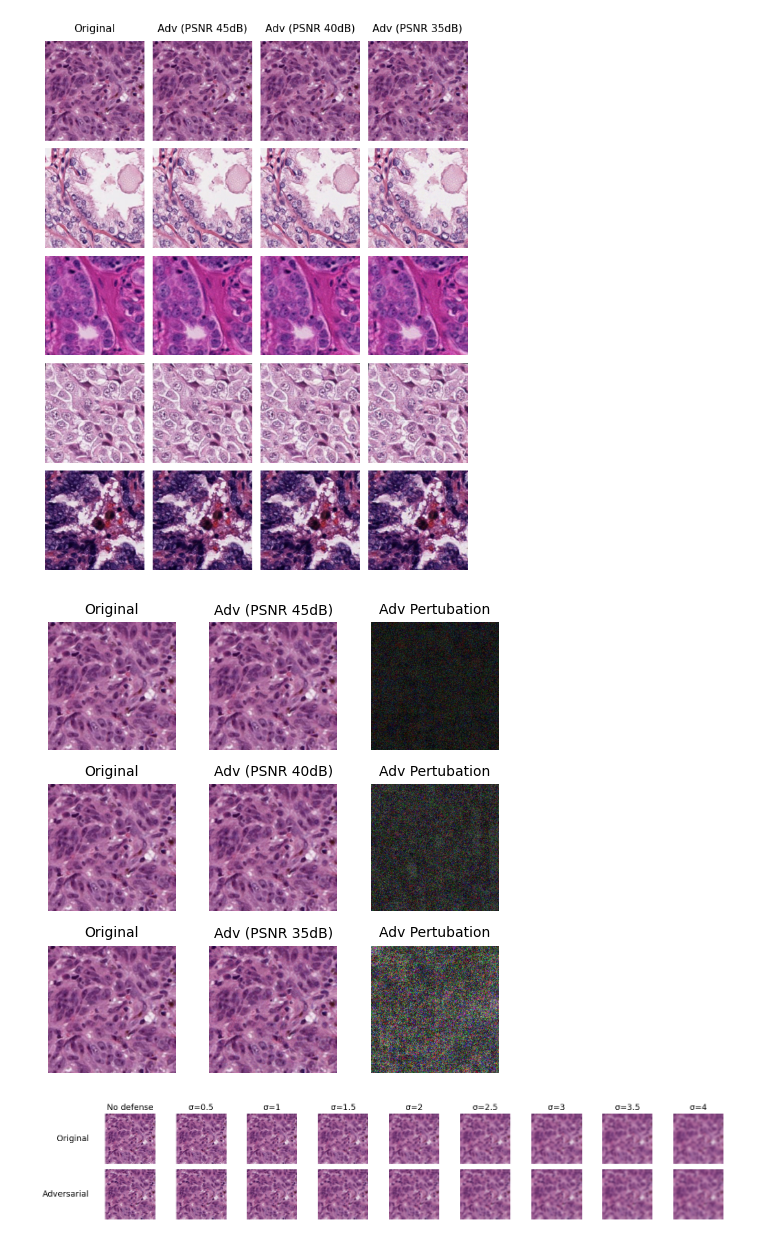
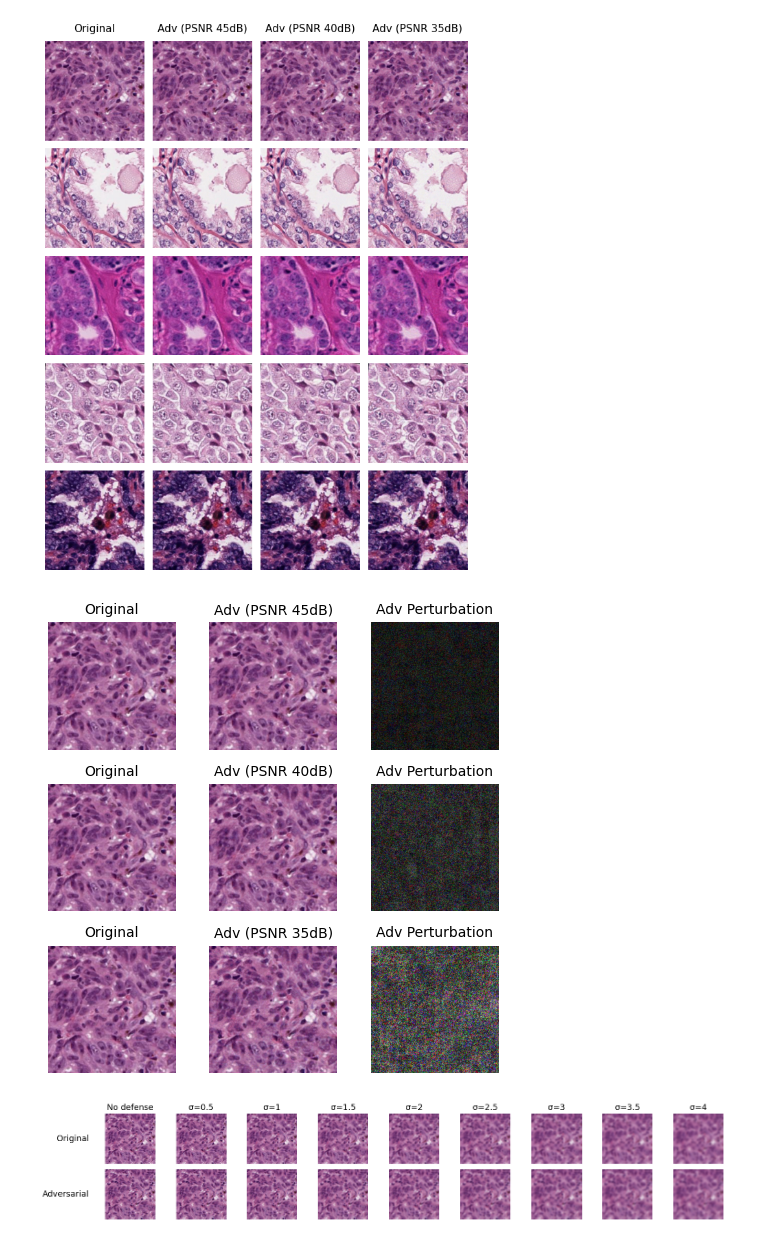
Before and after one commit to EmmaSalvagno/fsaa_pfms, a Jupyter notebook: 02_adv_img_visualization.ipynb, the cells around one changed output. Saved outputs shown, nothing was run; the diff lists cells and outputs as text; code cells hidden in the pictures.

```diff
--- a/02_adv_imgs_visualization.ipynb
+++ b/02_adv_img_visualization.ipynb
@@ -93,6 +85,6 @@ def visualize_adv_images(images, adv_images45, adv_images40, adv_images35, save_
     plt.show()
 # %%
-def visualize_adv_pertubation(image_original, adv45, adv40, adv35, save_path, scale_factor=20.0):
+def visualize_adv_perturbation(image_original, adv45, adv40, adv35, save_path, scale_factor=20.0):
     """Visualize the magnitude of adversarial perturbations for different PSNR targets."""
     def _to_numpy(img):
         if isinstance(img, torch.Tensor):
@@ -124,10 +116,10 @@ def visualize_adv_pertubation(image_original, adv45, adv40, adv35, save_path, sc
         axes[row_idx, 1].axis("off")
 
         axes[row_idx, 2].imshow(perturbation_scaled)
-        axes[row_idx, 2].set_title(f"Adv Pertubation", fontsize=10)
+        axes[row_idx, 2].set_title(f"Adv Perturbation", fontsize=10)
         axes[row_idx, 2].axis("off")
     plt.tight_layout()
-    plt.savefig(save_path, dpi=300, bbox_inches="tight")
+    plt.savefig(save_path, bbox_inches="tight")
     plt.show()
 # %%
 def visualize_defense_effects(image_clean, image_adv, save_path, sigmas=SIGMA):
@@ -202,9 +194,9 @@ visualize_adv_images(images, adv_images45, adv_images40, adv_images35, os.path.j
 # %% [output]
 [figure]
 # %%
-visualize_adv_pertubation(images[0], adv_images45[0], adv_images40[0], adv_images35[0], save_path=os.path.join(RES_DIR, IMG_VIS_DIR, f'adv_perturbation_{model_name}.png'), scale_factor=20.0)
+visualize_adv_perturbation(images[0], adv_images45[0], adv_images40[0], adv_images35[0], save_path=os.path.join(RES_DIR, IMG_VIS_DIR, f'adv_perturbation_{model_name}.png'), scale_factor=20.0)
 # %% [output]
-[figure, old version]
+[figure, new version]
 # %%
 visualize_defense_effects(images[0], adv_images35[0], os.path.join(RES_DIR, IMG_VIS_DIR, f'defense_effects_{model_name}.png'), sigmas=SIGMA)
 # %% [output]
```
Also changed, not shown: parts of 3 cells of this notebook, 12 other files.
